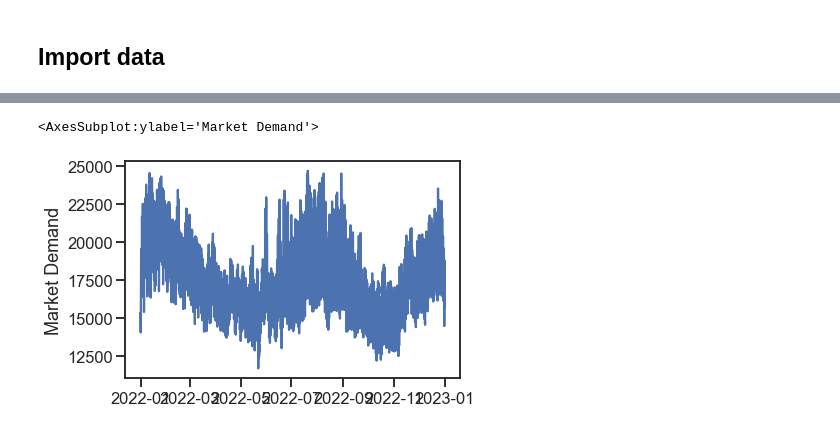
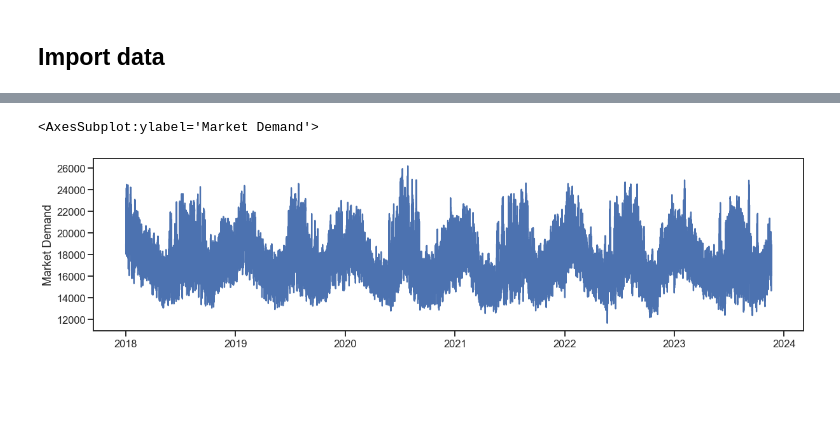
Before and after one commit to KeaganHRankin/cloud_ml_proj, a Jupyter notebook: data/power_eda.ipynb, the cells around one changed output, grey strips where cells are left out. Saved outputs shown, nothing was run; the diff lists cells and outputs as text; code cells hidden in the pictures; blank space fills up the shorter version.

Commit message:
more data eda added

```diff
--- a/data/power_eda.ipynb
+++ b/data/power_eda.ipynb
@@ -32,6 +34,12 @@ Demand 2018-2023
 # %%
+demand = []
+for x in range(2018,2024):
+    print(x)
+    dem_x = pd.read_csv('demand_data_hourly/PUB_Demand_{}.csv'.format(x), header=3, index_col=0)
+    dem_x.index = pd.DatetimeIndex(dem_x.index) + pd.to_timedelta(dem_x['Hour'], unit='h')
+    demand.append(dem_x)
 
-dem = pd.read_csv('demand_data_hourly/PUB_Demand_2022.csv', header=3, index_col=0)
-dem.index = pd.DatetimeIndex(dem.index) + pd.to_timedelta(dem['Hour'], unit='h')
-dem
+demand_t = pd.concat(demand)
+print(demand_t.shape)
+demand_t.head()
 # %% [output]
@@ -51,5 +79,6 @@ dem
 # %%
-sns.lineplot(data=dem, y='Market Demand', x=dem.index)
+fig, ax = plt.subplots(figsize=(20,5))
+sns.lineplot(data=demand_t, y='Market Demand', x=demand_t.index, ax=ax)
 # %% [output]
 <AxesSubplot:ylabel='Market Demand'>
-[figure, old version]
+[figure, new version]
```
Also changed, not shown: parts of 20 cells of this notebook.
